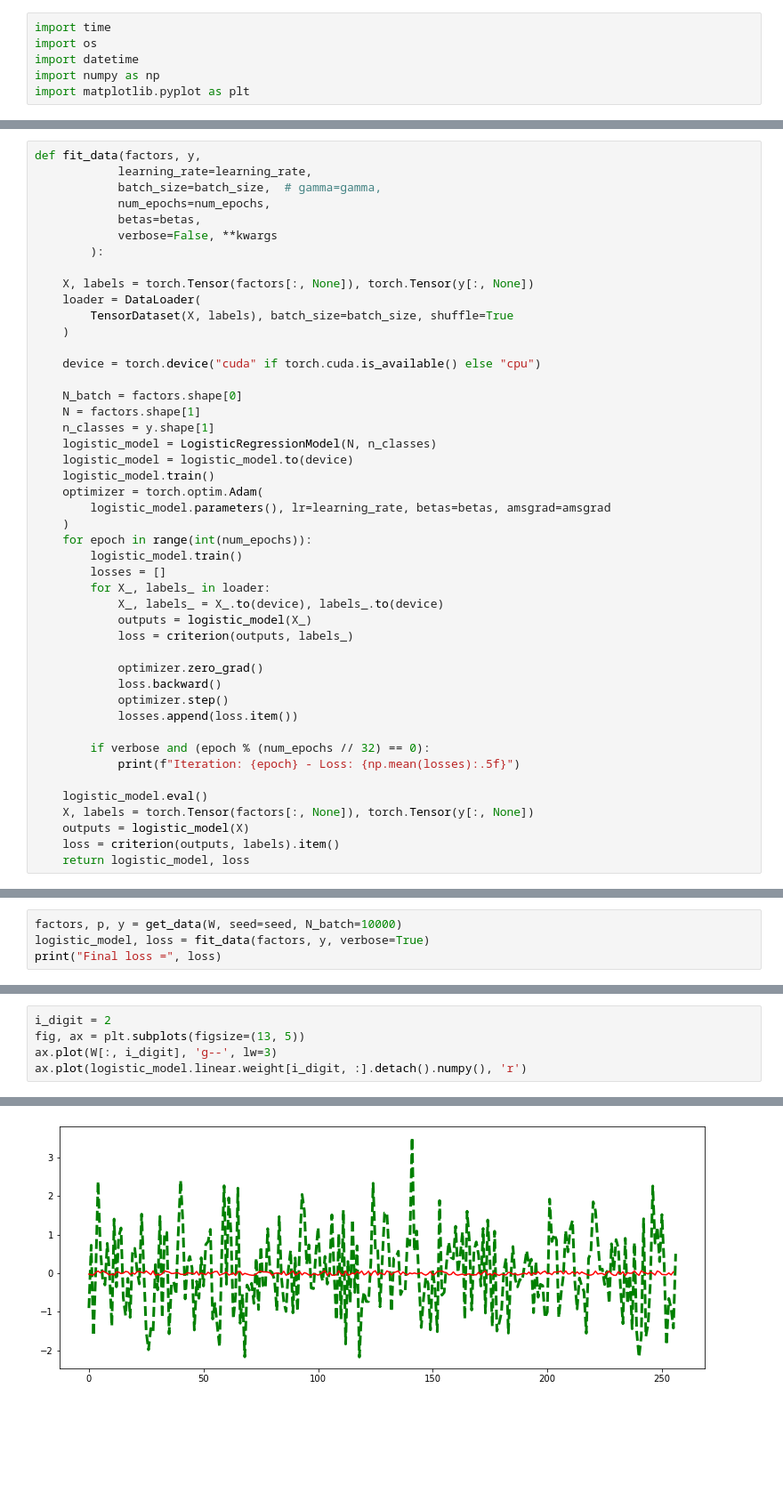
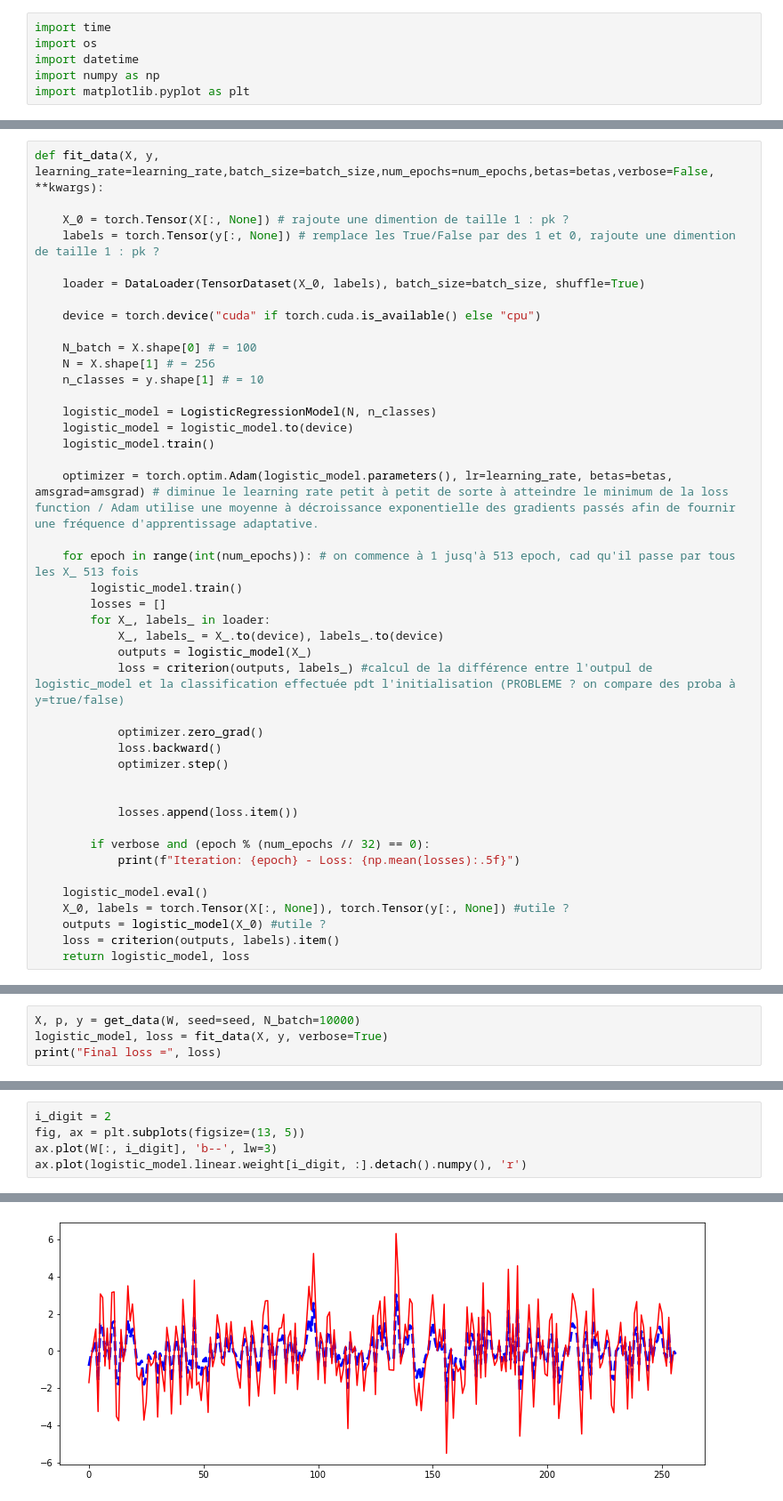
Before and after one commit to camillebesnainou/2022-01-10-polychrony, a Jupyter notebook: 2021-12-12-logistic-regression.ipynb, the cells around one changed output, grey strips where cells are left out. Shown at 89% size. Drawn from its saved outputs; the diff is of its cells as text; blank space fills up the shorter version.

```diff
--- a/2021-12-12-logistic-regression.ipynb
+++ b/2021-12-12-logistic-regression.ipynb
@@ -138,46 +170,43 @@ outputs = logistic_model(factors)
 # %%
-def fit_data(factors, y,
-            learning_rate=learning_rate,
-            batch_size=batch_size,  # gamma=gamma,
-            num_epochs=num_epochs,
-            betas=betas,
-            verbose=False, **kwargs
-        ):
+def fit_data(X, y, learning_rate=learning_rate,batch_size=batch_size,num_epochs=num_epochs,betas=betas,verbose=False, **kwargs):
 
-    X, labels = torch.Tensor(factors[:, None]), torch.Tensor(y[:, None])
-    loader = DataLoader(
-        TensorDataset(X, labels), batch_size=batch_size, shuffle=True
-    )
+    X_0 = torch.Tensor(X[:, None]) # rajoute une dimention de taille 1 : pk ?
+    labels = torch.Tensor(y[:, None]) # remplace les True/False par des 1 et 0, rajoute une dimention de taille 1 : pk ?
+
+    loader = DataLoader(TensorDataset(X_0, labels), batch_size=batch_size, shuffle=True)
 
     device = torch.device("cuda" if torch.cuda.is_available() else "cpu")
 
-    N_batch = factors.shape[0]
-    N = factors.shape[1]
-    n_classes = y.shape[1]
+    N_batch = X.shape[0] # = 100
+    N = X.shape[1] # = 256
+    n_classes = y.shape[1] # = 10
+
     logistic_model = LogisticRegressionModel(N, n_classes)
     logistic_model = logistic_model.to(device)
     logistic_model.train()
-    optimizer = torch.optim.Adam(
-        logistic_model.parameters(), lr=learning_rate, betas=betas, amsgrad=amsgrad
-    )
-    for epoch in range(int(num_epochs)):
+
+    optimizer = torch.optim.Adam(logistic_model.parameters(), lr=learning_rate, betas=betas, amsgrad=amsgrad) # diminue le learning rate petit à petit de sorte à atteindre le minimum de la loss function / Adam utilise une moyenne à décroissance exponentielle des gradients passés afin de fournir une fréquence d'apprentissage adaptative.
+
+    for epoch in range(int(num_epochs)): # on commence à 1 jusq'à 513 epoch, cad qu'il passe par tous les X_ 513 fois
         logistic_model.train()
         losses = []
         for X_, labels_ in loader:
             X_, labels_ = X_.to(device), labels_.to(device)
             outputs = logistic_model(X_)
-            loss = criterion(outputs, labels_)
+            loss = criterion(outputs, labels_) #calcul de la différence entre l'outpul de logistic_model et la classification effectuée pdt l'initialisation (PROBLEME ? on compare des proba à y=true/false)
 
             optimizer.zero_grad()
             loss.backward()
             optimizer.step()
+
+
             losses.append(loss.item())
 
         if verbose and (epoch % (num_epochs // 32) == 0):
             print(f"Iteration: {epoch} - Loss: {np.mean(losses):.5f}")
 
     logistic_model.eval()
-    X, labels = torch.Tensor(factors[:, None]), torch.Tensor(y[:, None])
-    outputs = logistic_model(X)
+    X_0, labels = torch.Tensor(X[:, None]), torch.Tensor(y[:, None]) #utile ?
+    outputs = logistic_model(X_0) #utile ?
     loss = criterion(outputs, labels).item()
     return logistic_model, loss
@@ -184,5 +227,5 @@ def fit_data(factors, y,
 # %%
-factors, p, y = get_data(W, seed=seed, N_batch=10000)
-logistic_model, loss = fit_data(factors, y, verbose=True)
+X, p, y = get_data(W, seed=seed, N_batch=10000)
+logistic_model, loss = fit_data(X, y, verbose=True)
 print("Final loss =", loss)
 # %% [output]
@@ -218,8 +298,8 @@ logistic_model.linear.weight.shape, W.shape
 # %%
 i_digit = 2
 fig, ax = plt.subplots(figsize=(13, 5))
-ax.plot(W[:, i_digit], 'g--', lw=3)
+ax.plot(W[:, i_digit], 'b--', lw=3)
 ax.plot(logistic_model.linear.weight[i_digit, :].detach().numpy(), 'r')
 # %% [output]
 [<matplotlib.lines.Line2D at 0x...>]
-[figure, old version]
+[figure, new version]
```
Also changed, not shown: parts of 34 cells of this notebook.
